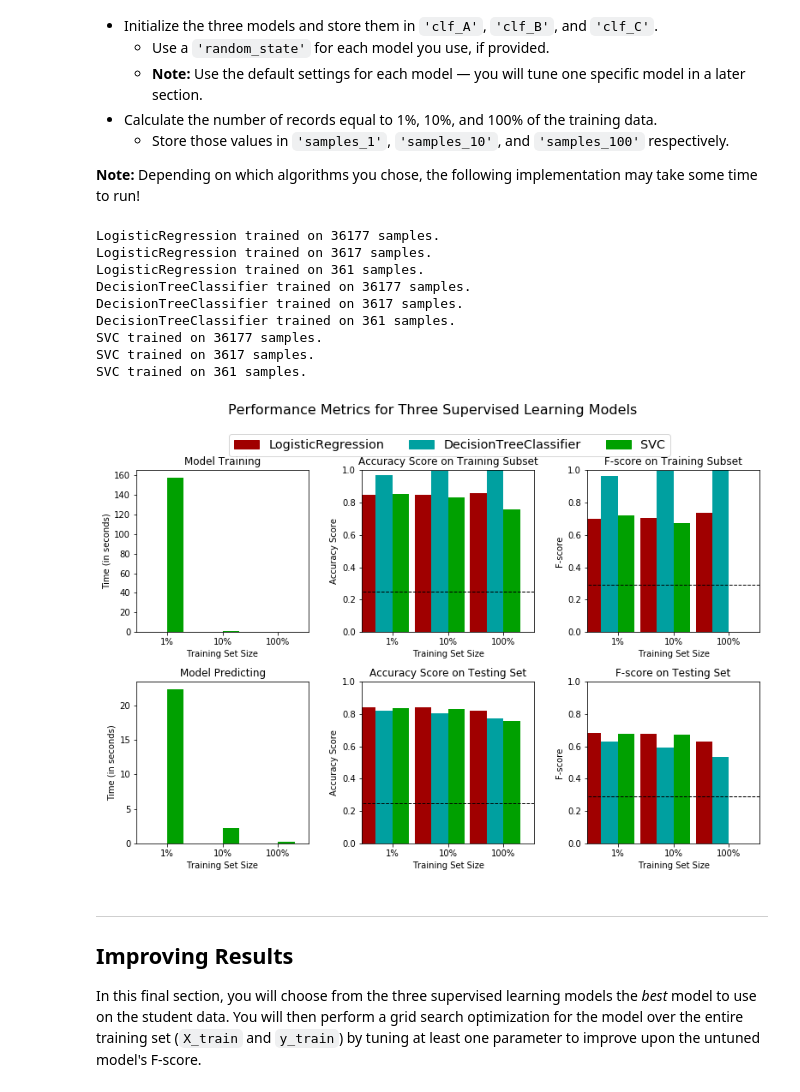
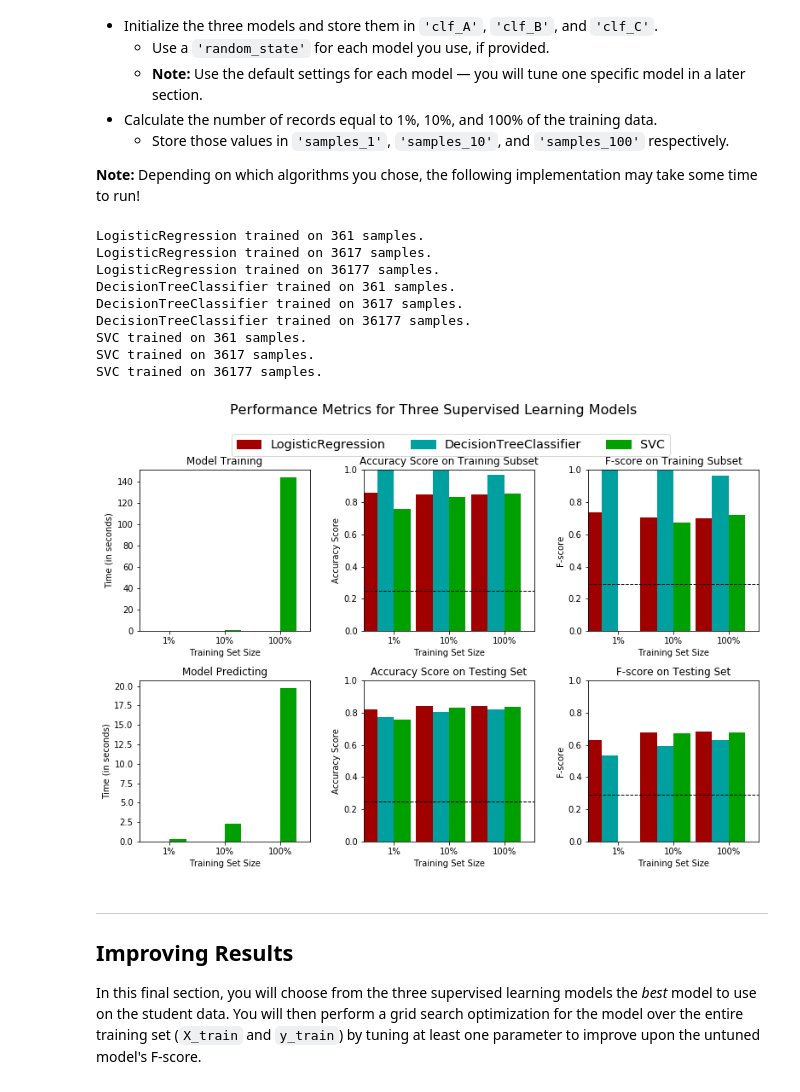
Before and after one commit to deepaksingh335/Finding-Donors--Classification-ML, a Jupyter notebook: finding_donors.ipynb, the cells around one changed output. Drawn from its saved outputs; the diff is of its cells as text; code cells hidden in the pictures.

Commit message:
Correcting the sample size calculation

```diff
--- a/finding_donors.ipynb
+++ b/finding_donors.ipynb
@@ -386,7 +386,7 @@ def train_predict(learner, sample_size, X_train, y_train, X_test, y_test):
 
     # TODO: Fit the learner to the training data using slicing with 'sample_size' using .fit(training_features[:], training_labels[:])
     start = time() # Get start time
-    learner = learner.fit(X_train[:sample_size],y_train[:sample_size])
+    learner = learner.fit(X_train[:(sample_size)],y_train[:(sample_size)])
     end = time() # Get end time
 
     # TODO: Calculate the training time
@@ -435,42 +435,42 @@ In the code cell, you will need to implement the following:
 from sklearn.linear_model import LogisticRegression
 from sklearn.tree import DecisionTreeClassifier
 from sklearn.svm import SVC
 
 # TODO: Initialize the three models
 clf_A = LogisticRegression(random_state=0)
 clf_B = DecisionTreeClassifier(random_state=0)
 clf_C = SVC(random_state=0)
 
 # TODO: Calculate the number of samples for 1%, 10%, and 100% of the training data
 # HINT: samples_100 is the entire training set i.e. len(y_train)
 # HINT: samples_10 is 10% of samples_100 (ensure to set the count of the values to be `int` and not `float`)
 # HINT: samples_1 is 1% of samples_100 (ensure to set the count of the values to be `int` and not `float`)
-samples_100 = len(y_train)/100
+samples_100 = len(y_train)
 samples_10 = len(y_train)/10
-samples_1 = len(y_train)
+samples_1 = len(y_train)/100
 
 # Collect results on the learners
 results = {}
 for clf in [clf_A, clf_B, clf_C]:
     clf_name = clf.__class__.__name__
     results[clf_name] = {}
     for i, samples in enumerate([samples_1, samples_10, samples_100]):
         results[clf_name][i] = \
         train_predict(clf, int(samples), X_train, y_train, X_test, y_test)
 
 # Run metrics visualization for the three supervised learning models chosen
 vs.evaluate(results, accuracy, fscore)
 # %% [output]
+LogisticRegression trained on 361 samples.
+LogisticRegression trained on 3617 samples.
 LogisticRegression trained on 36177 samples.
-LogisticRegression trained on 3617 samples.
-LogisticRegression trained on 361 samples.
+DecisionTreeClassifier trained on 361 samples.
+DecisionTreeClassifier trained on 3617 samples.
 DecisionTreeClassifier trained on 36177 samples.
-DecisionTreeClassifier trained on 3617 samples.
-DecisionTreeClassifier trained on 361 samples.
+SVC trained on 361 samples.
+SVC trained on 3617 samples.
 SVC trained on 36177 samples.
-SVC trained on 3617 samples.
-SVC trained on 361 samples.
-[figure, old version]
+[figure, new version]
 # %% [markdown]
 ----
 ## Improving Results
```
Also changed, not shown: 1 other file.
